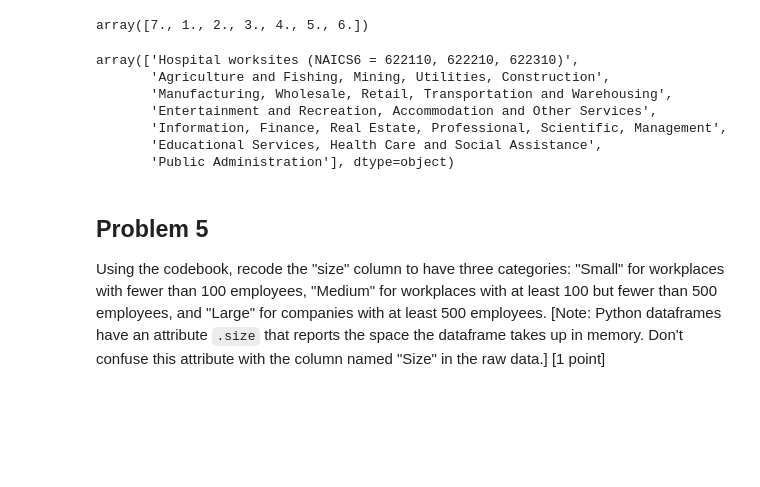
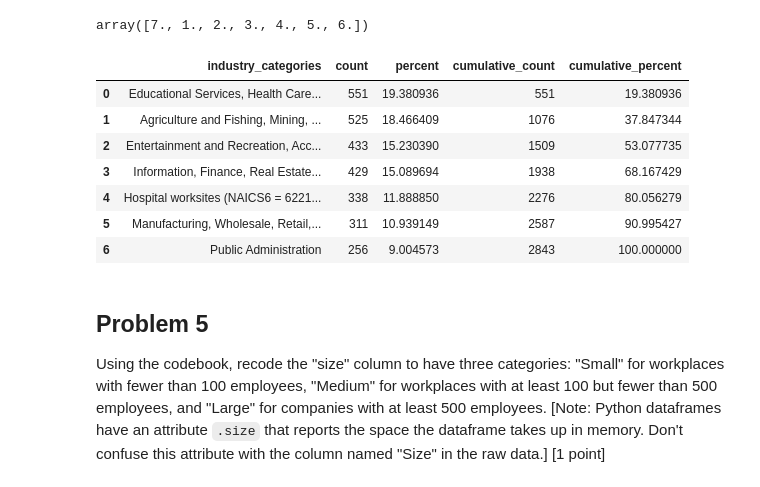
Before and after one commit to allaccountstaken/surfing_data_pipeline, a Jupyter notebook: M8/labassignment8.ipynb, the cells around one changed output. Cells and saved outputs as stored; diff of their text form; code cells hidden in the pictures; blank space fills up the shorter version.

```diff
--- a/M8/labassignment8.ipynb
+++ b/M8/labassignment8.ipynb
@@ -106,7 +105,7 @@ Index(['industry_categories', 'size_categories', 'org_profit_type',
       dtype='object')
 # %%
-# Remap to better and more intuitive names
-column_map ={'Industry':'industry_categories',
+# Rename to better and more intuitive column names
+new_columns ={'Industry':'industry_categories',
              'Size':'size_categories',
              'OC3':'org_profit_type',
              'HI1':'hlth_insur_type',
@@ -114,17 +113,17 @@ column_map ={'Industry':'industry_categories',
              'HI3':'hlth_insur_partime',
              'CP1':'hlth_edu_progs',
              'WL6':'work_from_home',
-             'WD1_1':'empls_under_30',
-             'WD1_2':'empls_over_60',
-             'WD2':'empls_are_female',
-             'WD3':'empls_are_hourly',
-             'WD4':'empls_other_shift',
-             'WD5':'empls_work_remotely',
-             'WD6':'empls_are_unionized',
-             'WD7':'avg_annual_turnover'}
+             'WD1_1':'%empls_under_30',
+             'WD1_2':'%empls_over_60',
+             'WD2':'%empls_are_female',
+             'WD3':'%empls_are_hourly',
+             'WD4':'%empls_other_shift',
+             'WD5':'%empls_work_remotely',
+             'WD6':'%empls_are_unionized',
+             'WD7':'%avg_annual_turnover'}
 # %%
 # Apply the map with better names
-working_version = working_version.rename(column_map, axis=1)
+working_version = working_version.rename(new_columns, axis=1)
 # %%
 # Check the resultant column names
 working_version.columns
@@ -154,18 +153,20 @@ industry_map = {1: 'Agriculture and Fishing, Mining, Utilities, Construction',
                 7: 'Hospital worksites (NAICS6 = 622110, 622210, 622310)'}
 # %%
 # Remap industries labels using industry_map
-working_version['industry_categories']= working_version.industry_categories.replace(industry_map)
+working_version['industry_categories']= working_version['industry_categories'].map(industry_map)
 # %%
 # Check the new labels
 working_version['industry_categories'].unique()
+working_version.stb.freq(['industry_categories'])
 # %% [output]
-array(['Hospital worksites (NAICS6 = 622110, 622210, 622310)',
-       'Agriculture and Fishing, Mining, Utilities, Construction',
-       'Manufacturing, Wholesale, Retail, Transportation and Warehousing',
-       'Entertainment and Recreation, Accommodation and Other Services',
-       'Information, Finance, Real Estate, Professional, Scientific, Management',
-       'Educational Services, Health Care and Social Assistance',
-       'Public Administration'], dtype=object)
+|  | industry_categories | count | percent | cumulative_count | cumulative_percent |
+| 0 | Educational Services, Health Care... | 551 | 19.380936 | 551 | 19.380936 |
+| 1 | Agriculture and Fishing, Mining, ... | 525 | 18.466409 | 1076 | 37.847344 |
+| 2 | Entertainment and Recreation, Acc... | 433 | 15.230390 | 1509 | 53.077735 |
+| 3 | Information, Finance, Real Estate... | 429 | 15.089694 | 1938 | 68.167429 |
+| 4 | Hospital worksites (NAICS6 = 6221... | 338 | 11.888850 | 2276 | 80.056279 |
+| 5 | Manufacturing, Wholesale, Retail,... | 311 | 10.939149 | 2587 | 90.995427 |
+| 6 | Public Administration | 256 | 9.004573 | 2843 | 100.000000 |
 # %% [markdown]
 ## Problem 5
 Using the codebook, recode the "size" column to have three categories: "Small" for workplaces with fewer than 100 employees, "Medium" for workplaces with at least 100 but fewer than 500 employees, and "Large" for companies with at least 500 employees. [Note: Python dataframes have an attribute `.size` that reports the space the dataframe takes up in memory. Don't confuse this attribute with the column named "Size" in the raw data.] [1 point]
```
Also changed, not shown: parts of 21 cells of this notebook.
